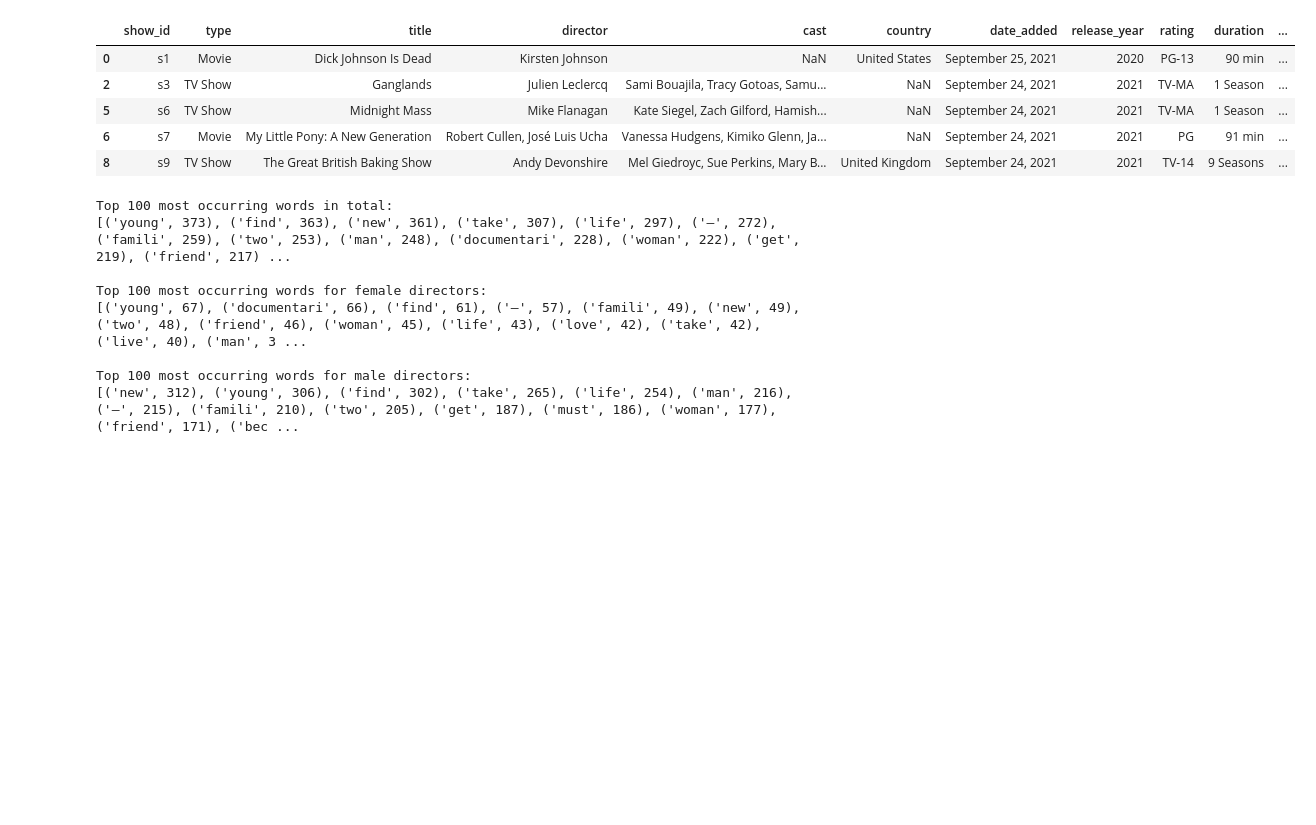
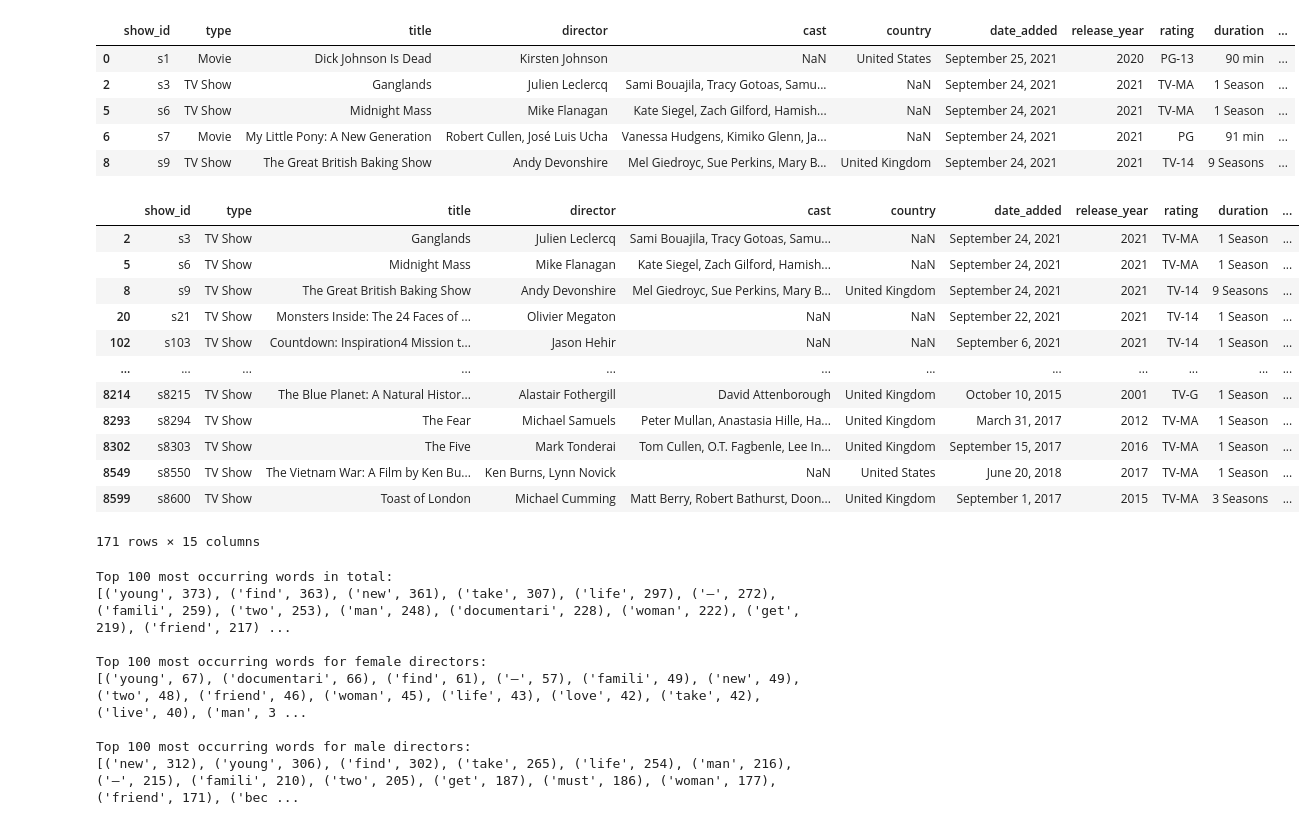
Before and after one commit to kekskatze/data-bootcamp-2024, a Jupyter notebook: evaluation.ipynb, the cells around one changed output. Saved outputs shown, nothing was run; the diff lists cells and outputs as text; code cells hidden in the pictures; blank space fills up the shorter version.

```diff
--- a/evaluation.ipynb
+++ b/evaluation.ipynb
@@ -317,6 +278,22 @@ df.head()
 | 5 | s6 | TV Show | Midnight Mass | Mike Flanagan | Kate Siegel, Zach Gilford, Hamish... | NaN | September 24, 2021 | 2021 | TV-MA | 1 Season | ... |
 | 6 | s7 | Movie | My Little Pony: A New Generation | Robert Cullen, José Luis Ucha | Vanessa Hudgens, Kimiko Glenn, Ja... | NaN | September 24, 2021 | 2021 | PG | 91 min | ... |
 | 8 | s9 | TV Show | The Great British Baking Show | Andy Devonshire | Mel Giedroyc, Sue Perkins, Mary B... | United Kingdom | September 24, 2021 | 2021 | TV-14 | 9 Seasons | ... |
+# %%
+nettit_directors[nettit_directors['type'] == 'TV Show']
+# %% [output]
+|  | show_id | type | title | director | cast | country | date_added | release_year | rating | duration | ... |
+| 2 | s3 | TV Show | Ganglands | Julien Leclercq | Sami Bouajila, Tracy Gotoas, Samu... | NaN | September 24, 2021 | 2021 | TV-MA | 1 Season | ... |
+| 5 | s6 | TV Show | Midnight Mass | Mike Flanagan | Kate Siegel, Zach Gilford, Hamish... | NaN | September 24, 2021 | 2021 | TV-MA | 1 Season | ... |
+| 8 | s9 | TV Show | The Great British Baking Show | Andy Devonshire | Mel Giedroyc, Sue Perkins, Mary B... | United Kingdom | September 24, 2021 | 2021 | TV-14 | 9 Seasons | ... |
+| 20 | s21 | TV Show | Monsters Inside: The 24 Faces of ... | Olivier Megaton | NaN | NaN | September 22, 2021 | 2021 | TV-14 | 1 Season | ... |
+| 102 | s103 | TV Show | Countdown: Inspiration4 Mission t... | Jason Hehir | NaN | NaN | September 6, 2021 | 2021 | TV-14 | 1 Season | ... |
+| ... | ... | ... | ... | ... | ... | ... | ... | ... | ... | ... | ... |
+| 8214 | s8215 | TV Show | The Blue Planet: A Natural Histor... | Alastair Fothergill | David Attenborough | United Kingdom | October 10, 2015 | 2001 | TV-G | 1 Season | ... |
+| 8293 | s8294 | TV Show | The Fear | Michael Samuels | Peter Mullan, Anastasia Hille, Ha... | United Kingdom | March 31, 2017 | 2012 | TV-MA | 1 Season | ... |
+| 8302 | s8303 | TV Show | The Five | Mark Tonderai | Tom Cullen, O.T. Fagbenle, Lee In... | United Kingdom | September 15, 2017 | 2016 | TV-MA | 1 Season | ... |
+| 8549 | s8550 | TV Show | The Vietnam War: A Film by Ken Bu... | Ken Burns, Lynn Novick | NaN | United States | June 20, 2018 | 2017 | TV-MA | 1 Season | ... |
+| 8599 | s8600 | TV Show | Toast of London | Michael Cumming | Matt Berry, Robert Bathurst, Doon... | United Kingdom | September 1, 2017 | 2015 | TV-MA | 3 Seasons | ... |
+171 rows × 15 columns
 # %%
 from collections import Counter
 
```
Also changed, not shown: parts of 19 cells of this notebook.
